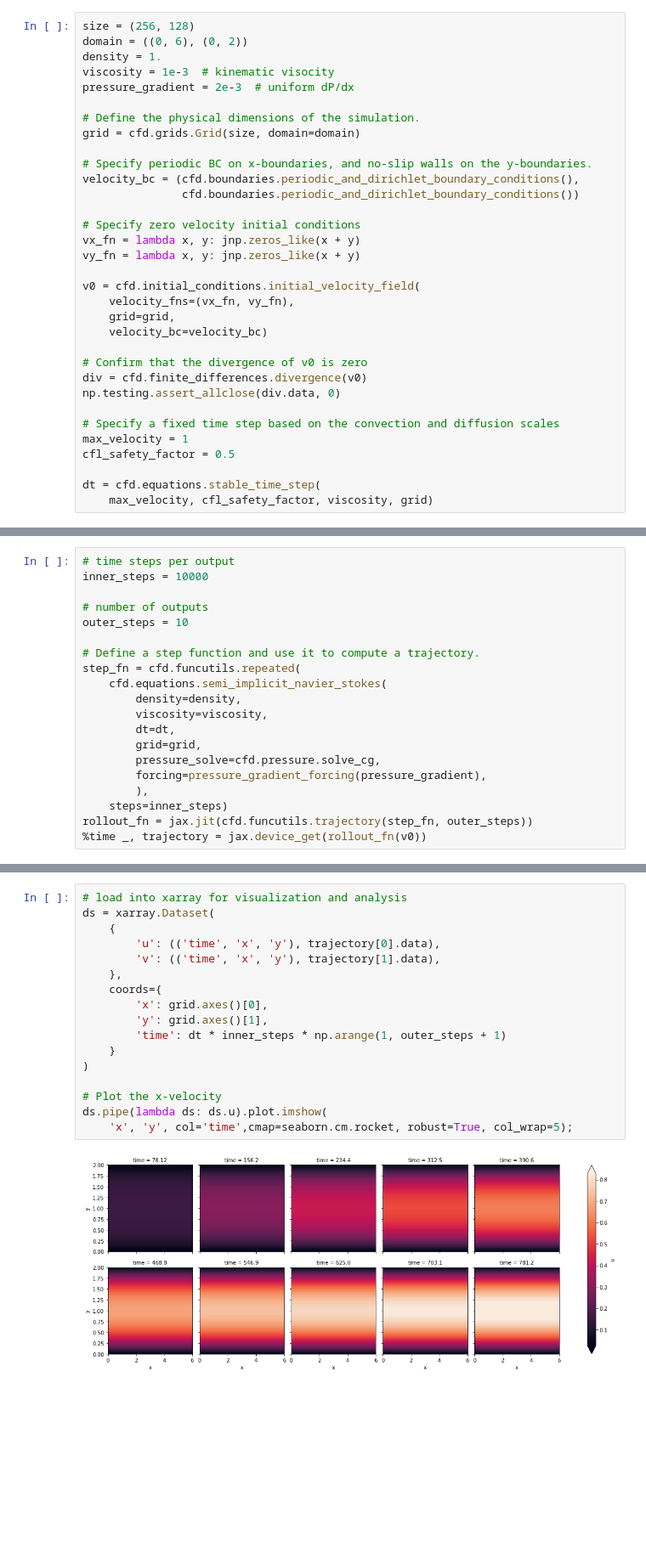
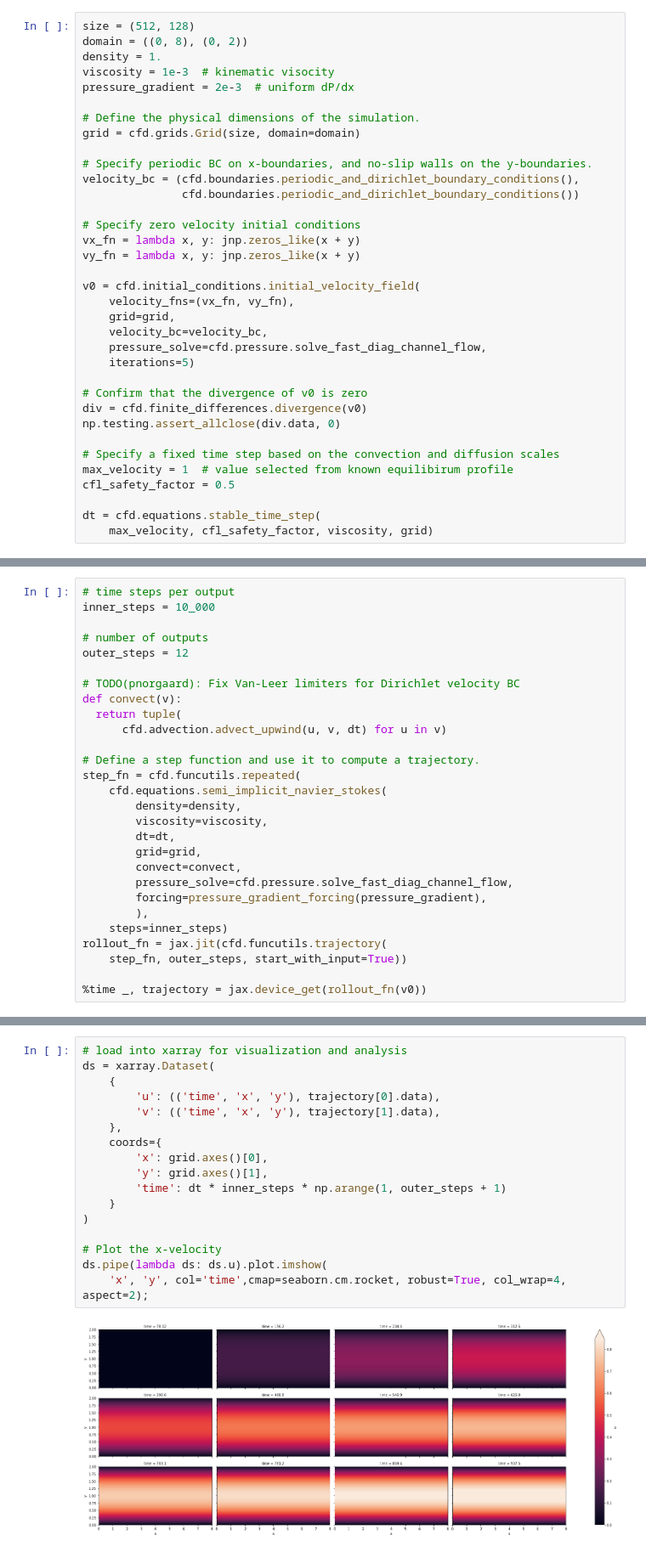
Before and after one commit to google/jax-cfd, a Jupyter notebook: notebooks/channel_flow_demo.ipynb, the cells around one changed output, grey strips where cells are left out. Shown: that part at 85% size. Drawn from its saved outputs; the diff is of its cells as text; blank space fills up the shorter version.

Commit message:
Updates channel flow notebook to fast diagonalization pressure solve.
PiperOrigin-RevId: 438667811

```diff
--- a/notebooks/channel_flow_demo.ipynb
+++ b/notebooks/channel_flow_demo.ipynb
@@ -11,8 +11,8 @@ import numpy as np
 import seaborn
 import xarray
 # %%
-size = (256, 128)
-domain = ((0, 6), (0, 2))
+size = (512, 128)
+domain = ((0, 8), (0, 2))
 density = 1.
 viscosity = 1e-3  # kinematic visocity
 pressure_gradient = 2e-3  # uniform dP/dx
@@ -31,14 +31,16 @@ vy_fn = lambda x, y: jnp.zeros_like(x + y)
 v0 = cfd.initial_conditions.initial_velocity_field(
     velocity_fns=(vx_fn, vy_fn),
     grid=grid,
-    velocity_bc=velocity_bc)
+    velocity_bc=velocity_bc,
+    pressure_solve=cfd.pressure.solve_fast_diag_channel_flow,
+    iterations=5)
 
 # Confirm that the divergence of v0 is zero
 div = cfd.finite_differences.divergence(v0)
 np.testing.assert_allclose(div.data, 0)
 
 # Specify a fixed time step based on the convection and diffusion scales
-max_velocity = 1
+max_velocity = 1  # value selected from known equilibirum profile
 cfl_safety_factor = 0.5
 
 dt = cfd.equations.stable_time_step(
@@ -55,10 +57,15 @@ def pressure_gradient_forcing(pressure_gradient: float):
   return forcing
 # %%
 # time steps per output
-inner_steps = 10000
+inner_steps = 10_000
 
 # number of outputs
-outer_steps = 10
+outer_steps = 12
+
+# TODO(pnorgaard): Fix Van-Leer limiters for Dirichlet velocity BC
+def convect(v):
+  return tuple(
+      cfd.advection.advect_upwind(u, v, dt) for u in v)
 
 # Define a step function and use it to compute a trajectory.
 step_fn = cfd.funcutils.repeated(
@@ -67,10 +74,13 @@ step_fn = cfd.funcutils.repeated(
         viscosity=viscosity,
         dt=dt,
         grid=grid,
-        pressure_solve=cfd.pressure.solve_cg,
+        convect=convect,
+        pressure_solve=cfd.pressure.solve_fast_diag_channel_flow,
         forcing=pressure_gradient_forcing(pressure_gradient),
         ),
     steps=inner_steps)
-rollout_fn = jax.jit(cfd.funcutils.trajectory(step_fn, outer_steps))
+rollout_fn = jax.jit(cfd.funcutils.trajectory(
+    step_fn, outer_steps, start_with_input=True))
+
 %time _, trajectory = jax.device_get(rollout_fn(v0))
 # %% [output]
@@ -79,22 +89,22 @@ Wall time: 6.33 s
 # %%
 # load into xarray for visualization and analysis
 ds = xarray.Dataset(
     {
         'u': (('time', 'x', 'y'), trajectory[0].data),
         'v': (('time', 'x', 'y'), trajectory[1].data),
     },
     coords={
         'x': grid.axes()[0],
         'y': grid.axes()[1],
         'time': dt * inner_steps * np.arange(1, outer_steps + 1)
     }
 )
 
 # Plot the x-velocity
 ds.pipe(lambda ds: ds.u).plot.imshow(
-    'x', 'y', col='time',cmap=seaborn.cm.rocket, robust=True, col_wrap=5);
+    'x', 'y', col='time',cmap=seaborn.cm.rocket, robust=True, col_wrap=4, aspect=2);
 # %% [output]
-[figure, old version]
+[figure, new version]
 # %%
 def vx_at_x_upper_boundary(ds):
   return ds.u.isel(x=-1)  # slice operator
```
Also changed, not shown: parts of 2 cells of this notebook.
